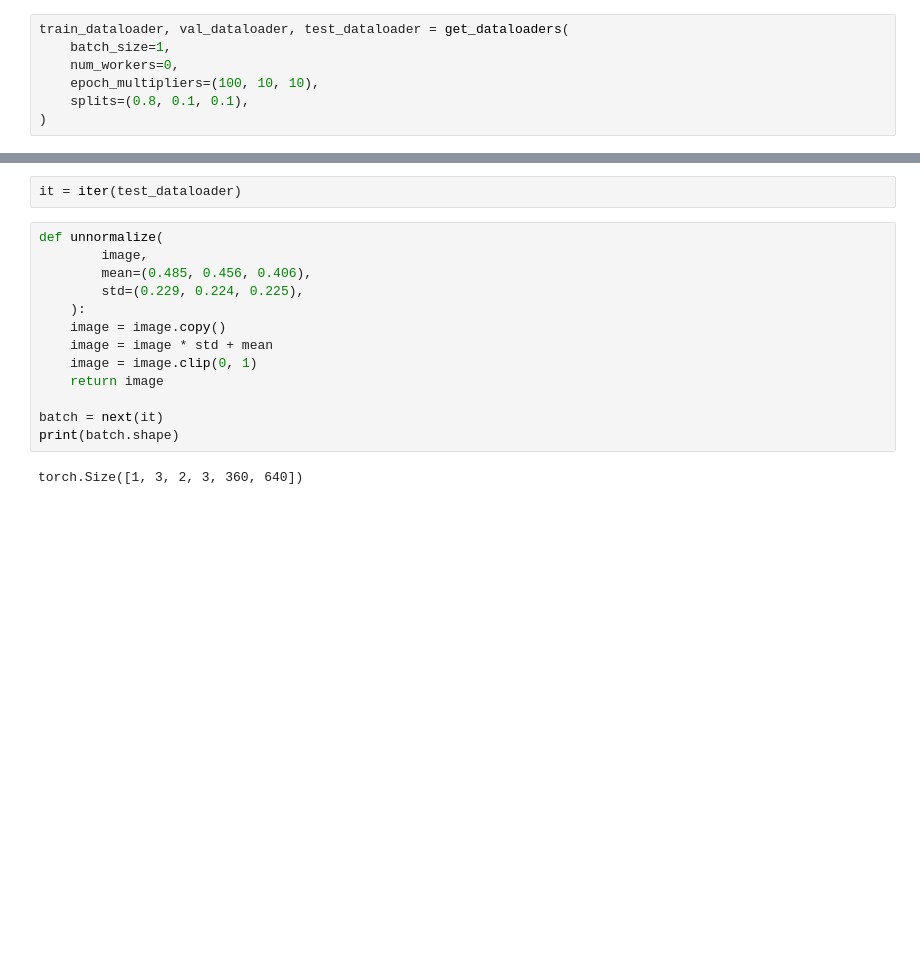
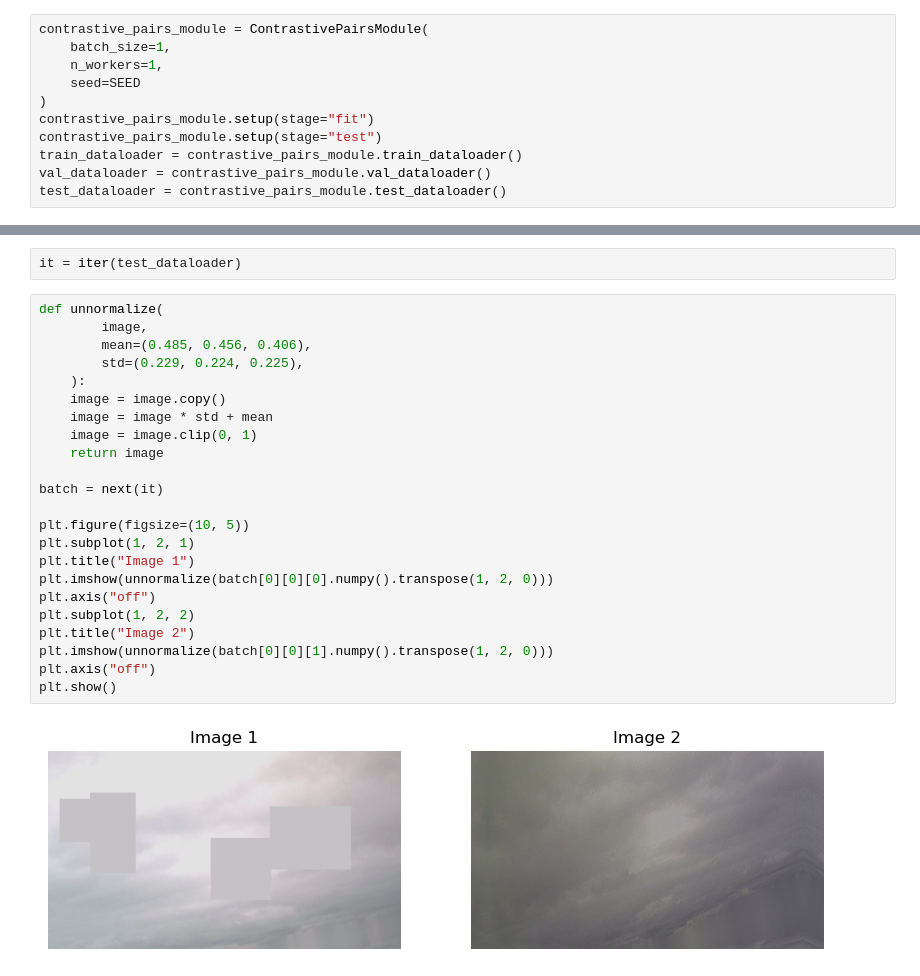
Before and after one commit to ArnaudPoletto/lipid-daylit-sky-categorization, a Jupyter notebook: notebooks/sky_finder_dataset.ipynb, the cells around one changed output, grey strips where cells are left out. Cells and saved outputs as stored; diff of their text form; blank space fills up the shorter version.

```diff
--- a/notebooks/sky_finder_dataset.ipynb
+++ b/notebooks/sky_finder_dataset.ipynb
@@ -18,8 +18,12 @@ from src.datasets.sky_finder_dataset import ContrastivePairsDataset, get_dataloa
 # %%
-train_dataloader, val_dataloader, test_dataloader = get_dataloaders(
+contrastive_pairs_module = ContrastivePairsModule(
     batch_size=1,
-    num_workers=0,
-    epoch_multipliers=(100, 10, 10),
-    splits=(0.8, 0.1, 0.1),
+    n_workers=1,
+    seed=SEED
 )
+contrastive_pairs_module.setup(stage="fit")
+contrastive_pairs_module.setup(stage="test")
+train_dataloader = contrastive_pairs_module.train_dataloader()
+val_dataloader = contrastive_pairs_module.val_dataloader()
+test_dataloader = contrastive_pairs_module.test_dataloader()
 # %% [output]
@@ -45,15 +49,25 @@ it = iter(test_dataloader)
 # %%
 def unnormalize(
         image,
         mean=(0.485, 0.456, 0.406),
         std=(0.229, 0.224, 0.225),
     ):
     image = image.copy()
     image = image * std + mean
     image = image.clip(0, 1)
     return image
 
 batch = next(it)
-print(batch.shape)
+
+plt.figure(figsize=(10, 5))
+plt.subplot(1, 2, 1)
+plt.title("Image 1")
+plt.imshow(unnormalize(batch[0][0][0].numpy().transpose(1, 2, 0)))
+plt.axis("off")
+plt.subplot(1, 2, 2)
+plt.title("Image 2")
+plt.imshow(unnormalize(batch[0][0][1].numpy().transpose(1, 2, 0)))
+plt.axis("off")
+plt.show()
 # %% [output]
-torch.Size([1, 3, 2, 3, 360, 640])
+[figure, added]
```
Also changed, not shown: parts of 2 cells of this notebook, 10 other files.
